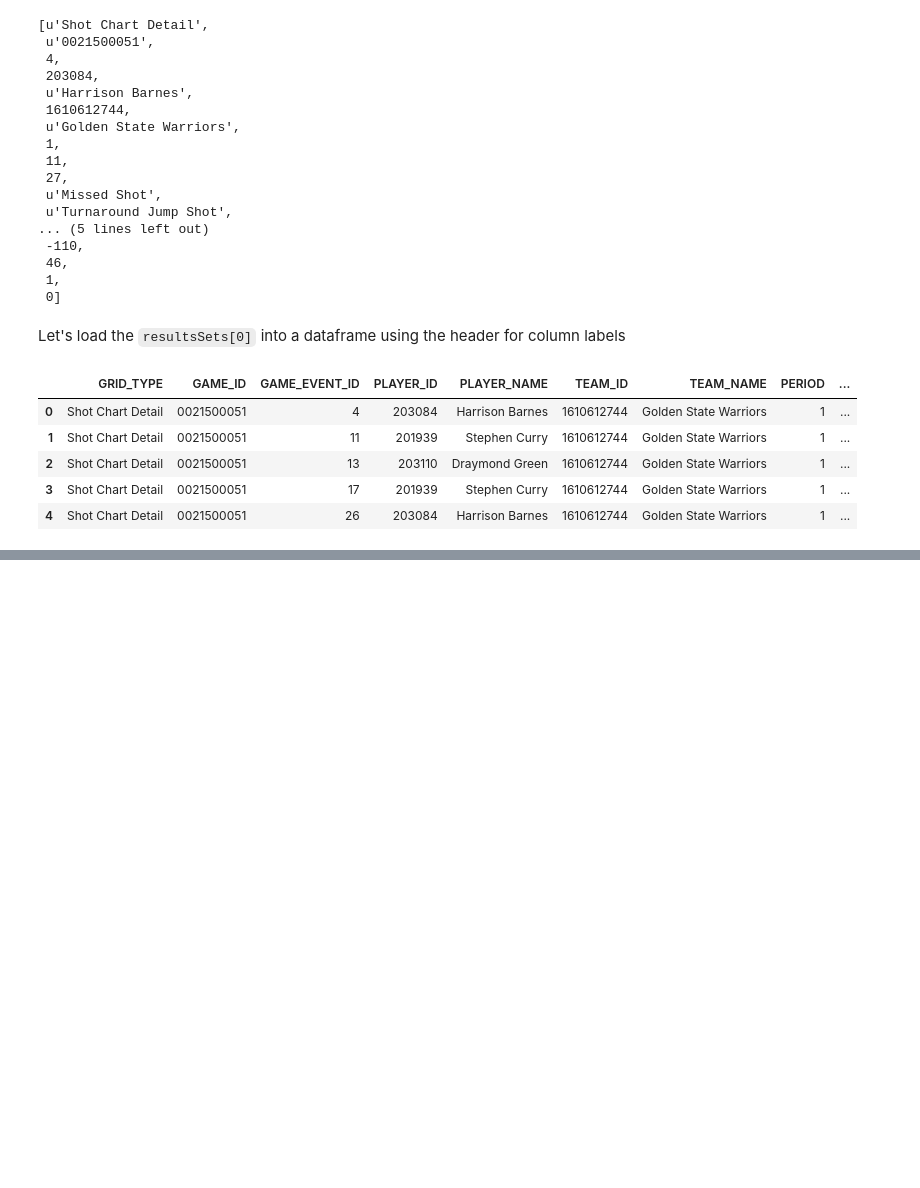
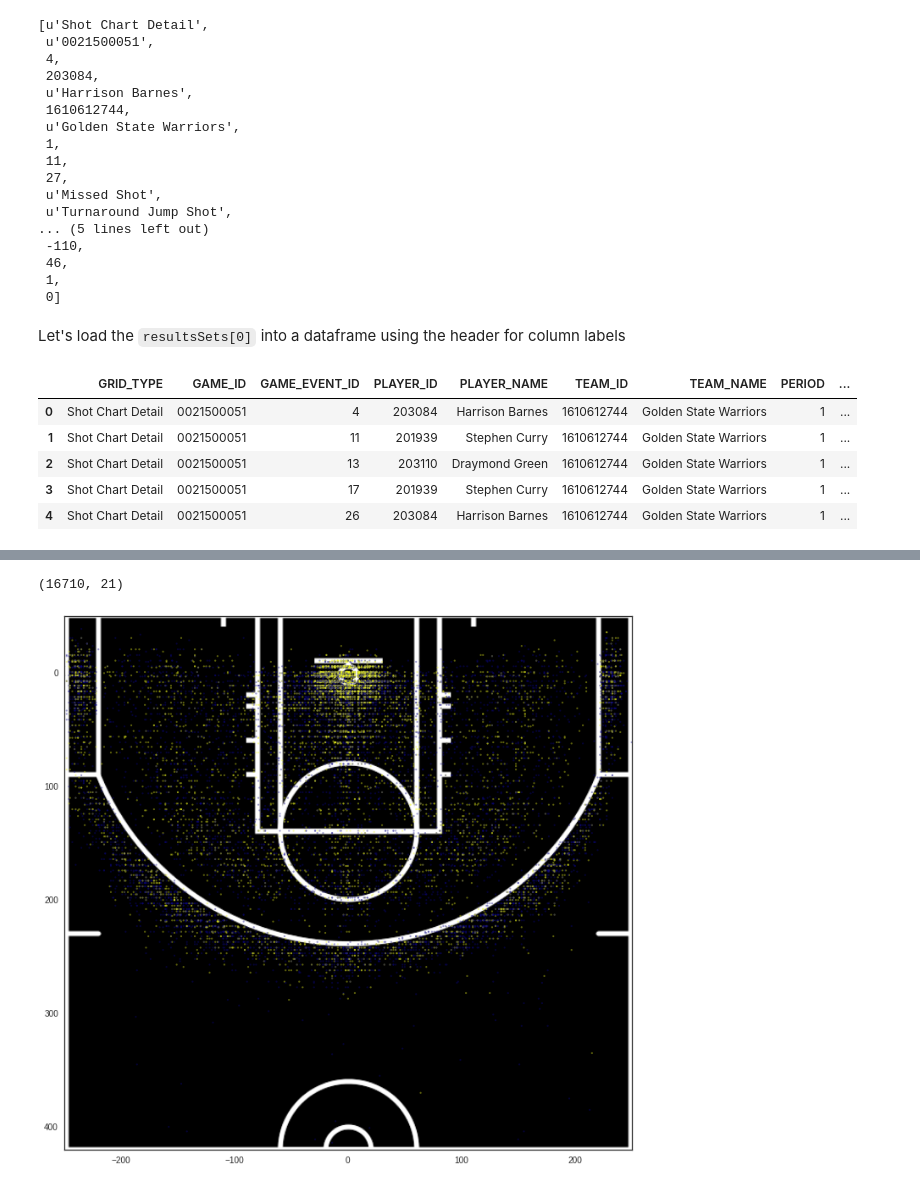
Before and after one commit to btq/nba_stats, a Jupyter notebook: NBA_shot_charts.ipynb, the cells around one changed output, grey strips where cells are left out. Cells and saved outputs as stored; diff of their text form; code cells hidden in the pictures; blank space fills up the shorter version.

```diff
--- a/NBA_shot_charts.ipynb
+++ b/NBA_shot_charts.ipynb
@@ -176,0 +245,3 @@ plt.show()
+# %%
+player_shot_df = pd.DataFrame(resp2.json()['resultSets'][0]['rowSet'],columns=resp2.json()['resultSets'][0]['headers'])
+player_shot_df.head(5)
@@ -176,0 +255,21 @@ plt.show()
+# %%
+player_shot_df.shape
+# %% [output]
+(16710, 21)
+# %%
+plt.style.use('seaborn-white')
+from matplotlib.colors import LinearSegmentedColormap
+
+#cmap = plt.get_cmap('')
+fig,ax = plt.subplots(figsize=(12, 12))
+scat = plt.scatter(x=player_shot_df.LOC_X,y=player_shot_df.LOC_Y,c=player_shot_df.SHOT_MADE_FLAG,
+    cmap=plt.cm.plasma, s=5, alpha=.4, edgecolors='none', zorder=1)
+ax.invert_yaxis()
+
+#plt.style.use('grayscale')
+court = plt.imread("img/halfcourt.png")
+img = plt.imshow(court, zorder=0, extent=[-250,250,420,-50])
+
+plt.show()
+# %% [output]
+[figure, added]
```
Also changed, not shown: parts of 13 cells of this notebook, 1 other file.
